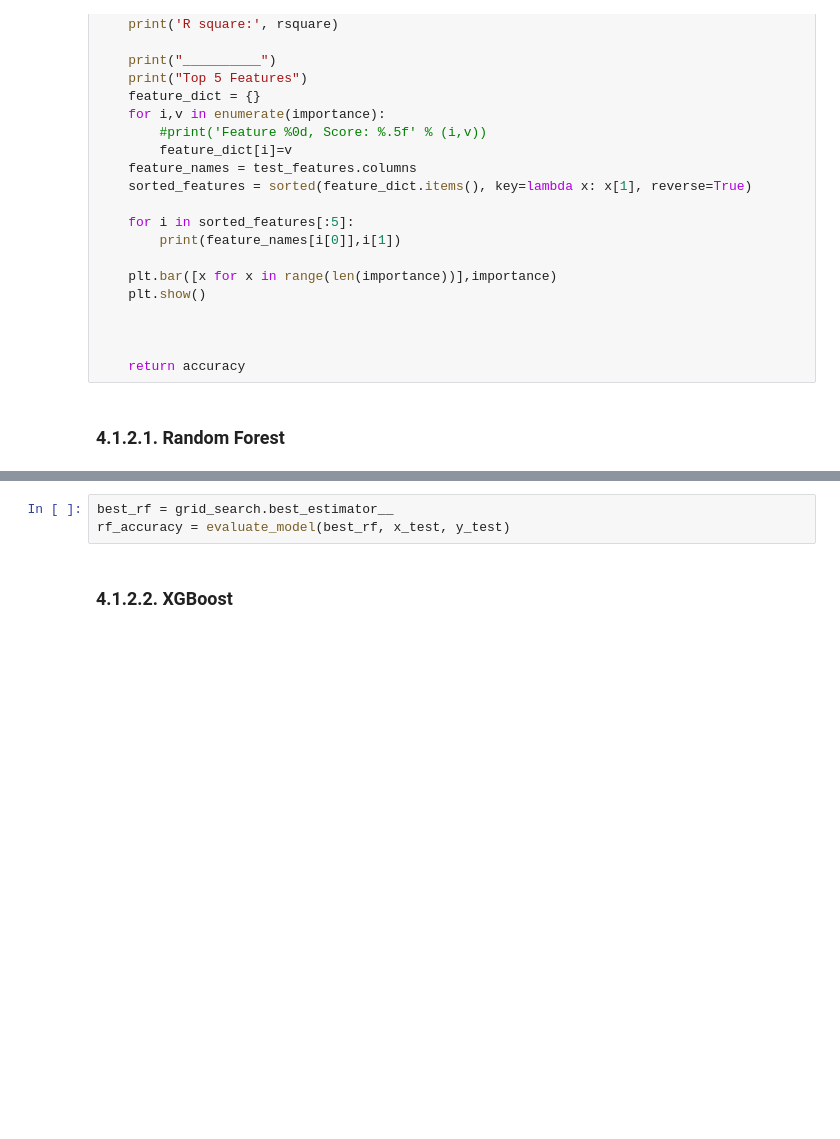
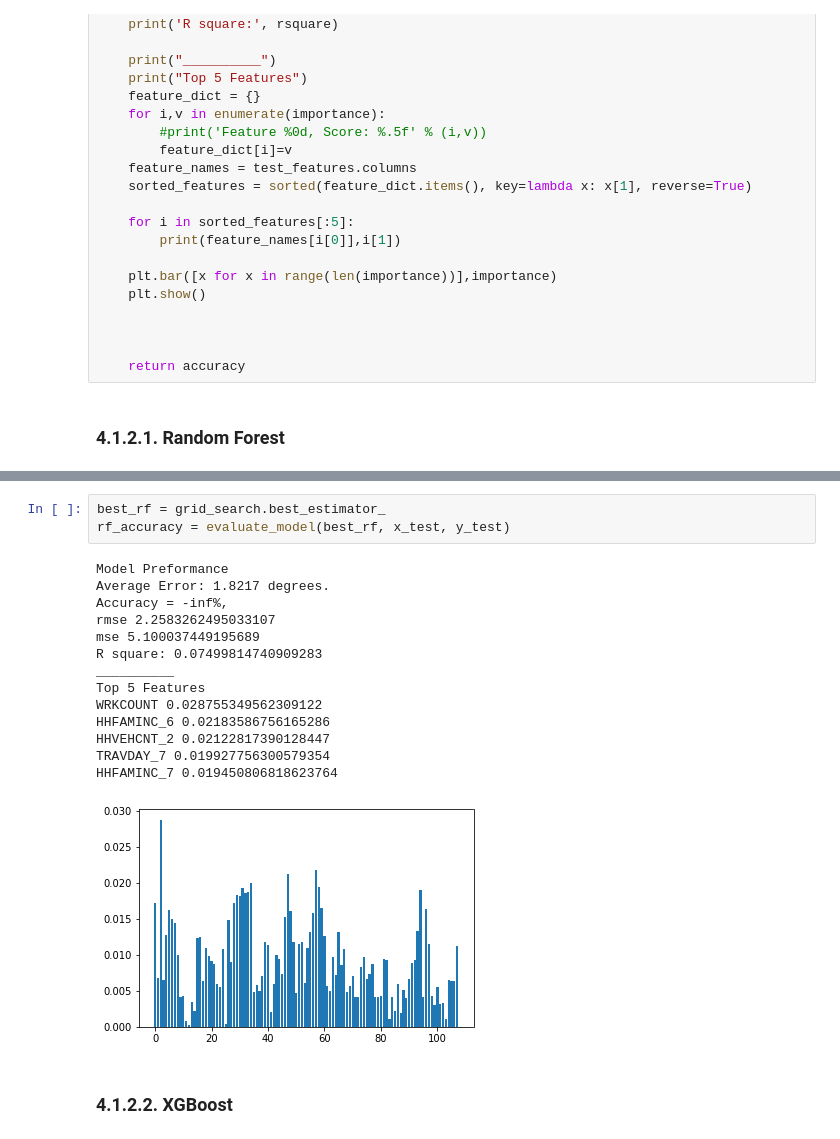
Before and after one commit to seanteohyh/AML_US_Traffic, a Jupyter notebook: NY Person Trip Predictor.ipynb, the cells around one changed output, grey strips where cells are left out. Saved outputs shown, nothing was run; the diff lists cells and outputs as text; blank space fills up the shorter version.

```diff
--- a/NY Person Trip Predictor.ipynb
+++ b/NY Person Trip Predictor.ipynb
@@ -1383,6 +1506,21 @@ print('R2 score: %.2f' % r2_score(y_test, y_pred_rfgs))
 # %%
-best_rf = grid_search.best_estimator__
+best_rf = grid_search.best_estimator_
 rf_accuracy = evaluate_model(best_rf, x_test, y_test)
+# %% [output]
+Model Preformance
+Average Error: 1.8217 degrees.
+Accuracy = -inf%,
+rmse 2.2583262495033107
+mse 5.100037449195689
+R square: 0.07499814740909283
+__________
+Top 5 Features
+WRKCOUNT 0.028755349562309122
+HHFAMINC_6 0.02183586756165286
+HHVEHCNT_2 0.02122817390128447
+TRAVDAY_7 0.019927756300579354
+HHFAMINC_7 0.019450806818623764
+[figure, added]
 # %% [markdown]
 ### 4.1.2.2. XGBoost
 # %%
```
Also changed, not shown: parts of 41 cells of this notebook.
